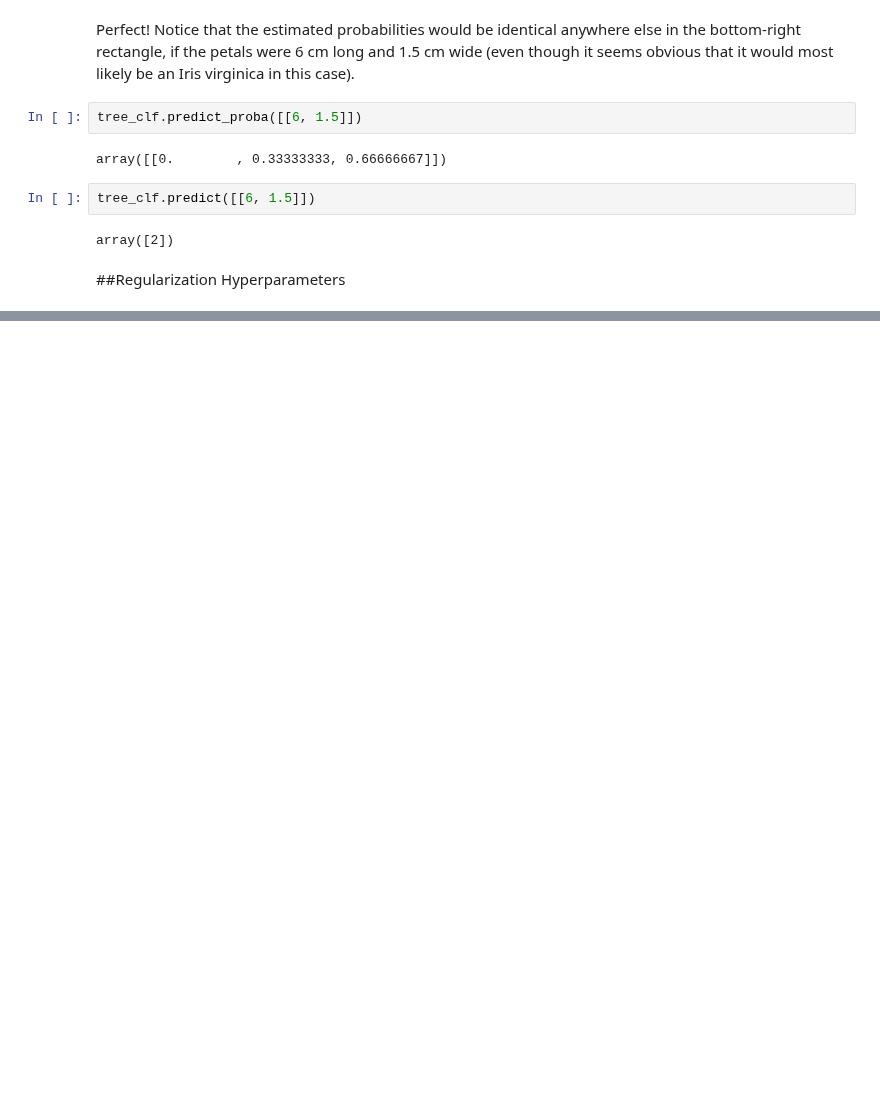
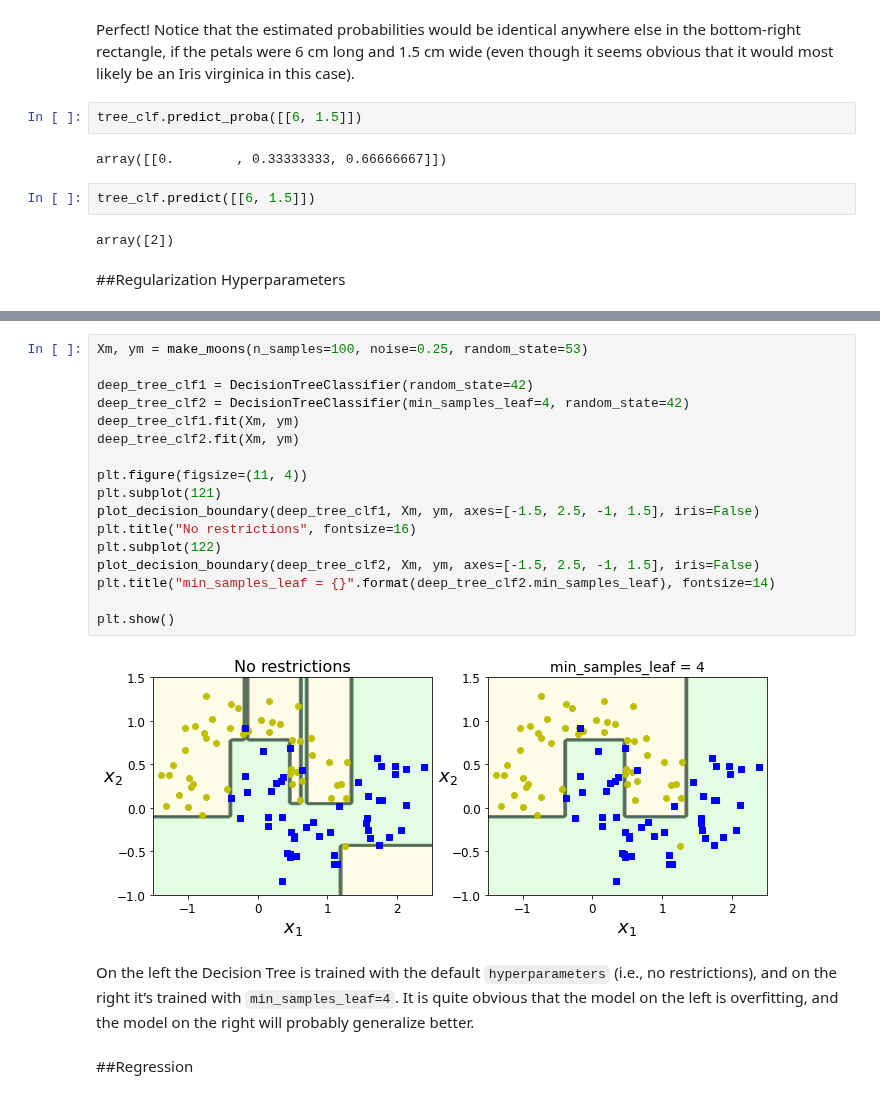
Before and after one commit to rahiakela/machine-learning-research-and-practice, a Jupyter notebook: hands-on-machine-learning-with-scikit-learn-keras-and-tensorflow/6-decision-trees/decision_trees.ipynb, the cells around one changed output, grey strips where cells are left out. Saved outputs shown, nothing was run; the diff lists cells and outputs as text; blank space fills up the shorter version.

```diff
--- a/hands-on-machine-learning-with-scikit-learn-keras-and-tensorflow/6-decision-trees/decision_trees.ipynb
+++ b/hands-on-machine-learning-with-scikit-learn-keras-and-tensorflow/6-decision-trees/decision_trees.ipynb
@@ -214,0 +239,25 @@ array([2])
+# %%
+Xm, ym = make_moons(n_samples=100, noise=0.25, random_state=53)
+
+deep_tree_clf1 = DecisionTreeClassifier(random_state=42)
+deep_tree_clf2 = DecisionTreeClassifier(min_samples_leaf=4, random_state=42)
+deep_tree_clf1.fit(Xm, ym)
+deep_tree_clf2.fit(Xm, ym)
+
+plt.figure(figsize=(11, 4))
+plt.subplot(121)
+plot_decision_boundary(deep_tree_clf1, Xm, ym, axes=[-1.5, 2.5, -1, 1.5], iris=False)
+plt.title("No restrictions", fontsize=16)
+plt.subplot(122)
+plot_decision_boundary(deep_tree_clf2, Xm, ym, axes=[-1.5, 2.5, -1, 1.5], iris=False)
+plt.title("min_samples_leaf = {}".format(deep_tree_clf2.min_samples_leaf), fontsize=14)
+
+plt.show()
+# %% [output]
+[figure, added]
+# %% [markdown]
+On the left the Decision Tree is trained with the default `hyperparameters`
+(i.e., no restrictions), and on the right it’s trained with `min_samples_leaf=4`. It is
+quite obvious that the model on the left is overfitting, and the model on the right will probably generalize better.
+# %% [markdown]
+##Regression
```
Also changed, not shown: parts of 2 cells of this notebook.
